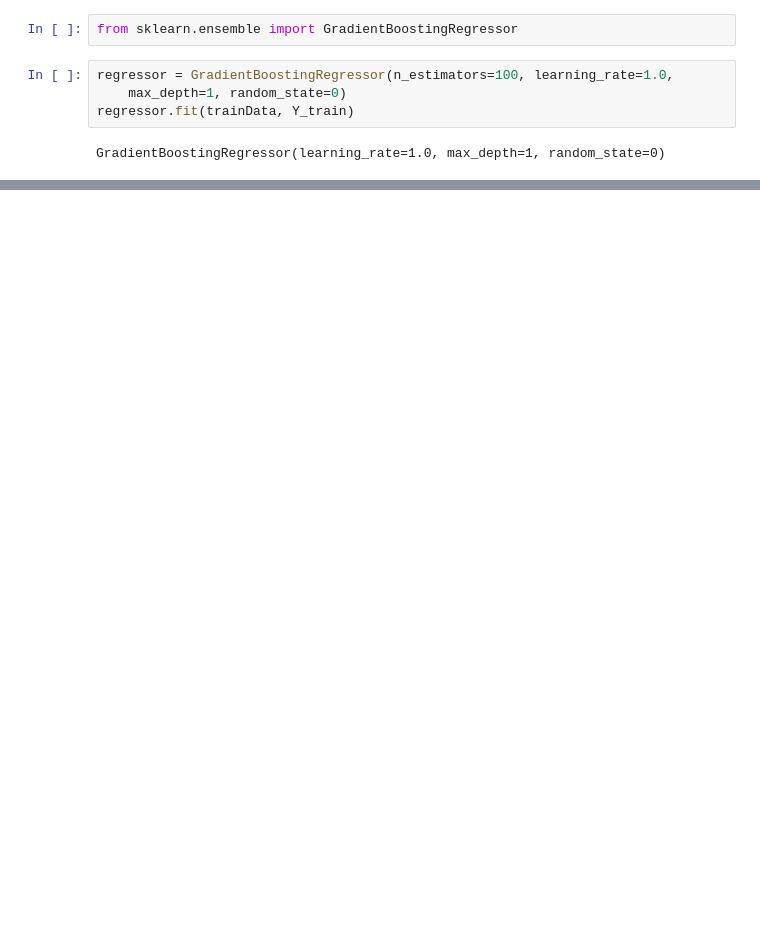
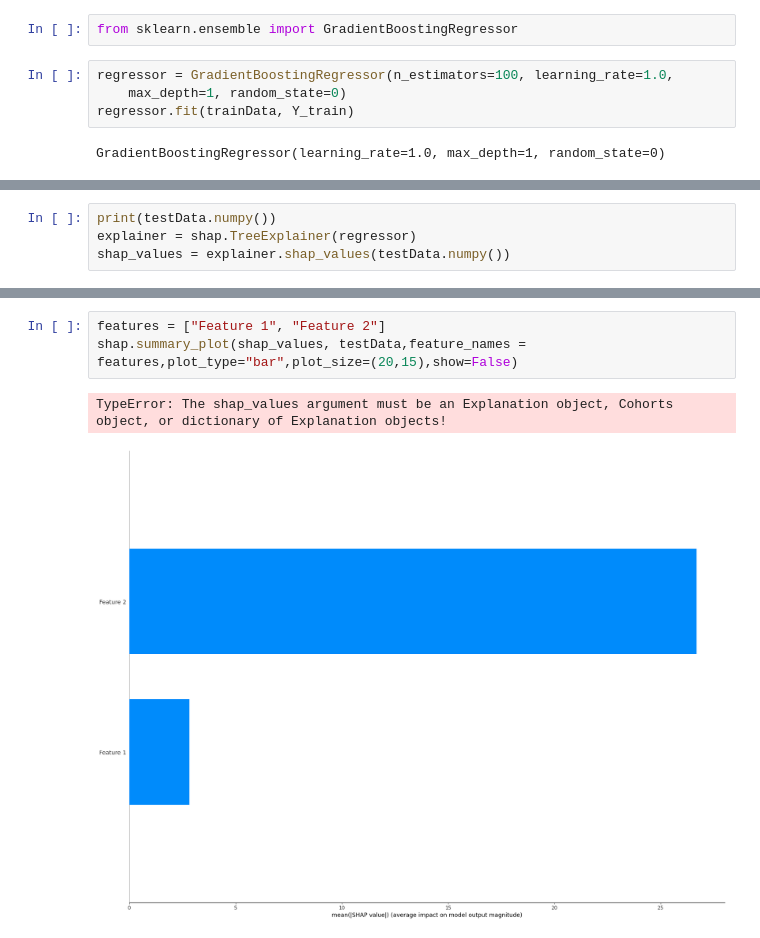
Before and after one commit to EddieZ18326/SSTP, a Jupyter notebook: GBoost_RF_MLP.ipynb, the cells around one changed output, grey strips where cells are left out. Saved outputs shown, nothing was run; the diff lists cells and outputs as text; blank space fills up the shorter version.

```diff
--- a/GBoost_RF_MLP.ipynb
+++ b/GBoost_RF_MLP.ipynb
@@ -132,0 +158,4 @@ array([  2.74409544, 572.73504148,   5.19423723,  48.35656639,
+# %%
+print(testData.numpy())
+explainer = shap.TreeExplainer(regressor)
+shap_values = explainer.shap_values(testData.numpy())
@@ -132,0 +180,6 @@ array([  2.74409544, 572.73504148,   5.19423723,  48.35656639,
+# %%
+features = ["Feature 1", "Feature 2"]
+shap.summary_plot(shap_values, testData,feature_names = features,plot_type="bar",plot_size=(20,15),show=False)
+# %% [output]
+TypeError: The shap_values argument must be an Explanation object, Cohorts object, or dictionary of Explanation objects!
+[figure, added]
```
Also changed, not shown: parts of 11 cells of this notebook, 5 other files.
